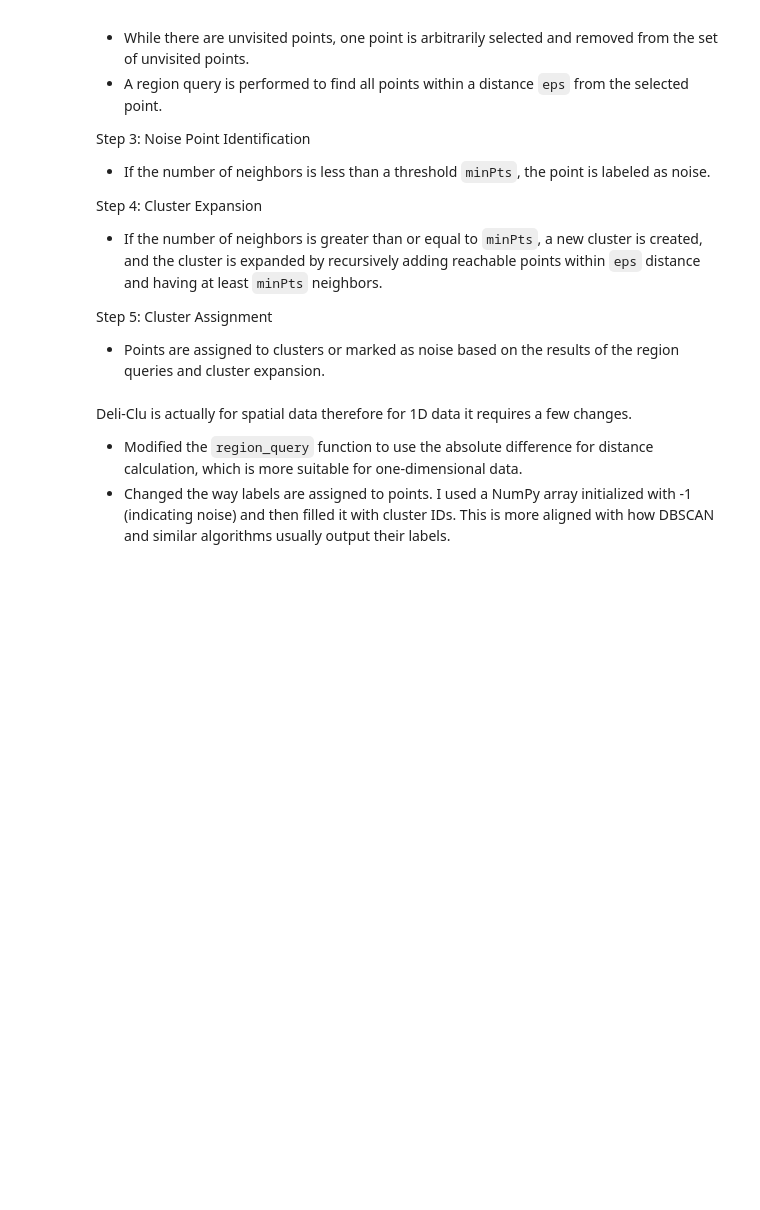
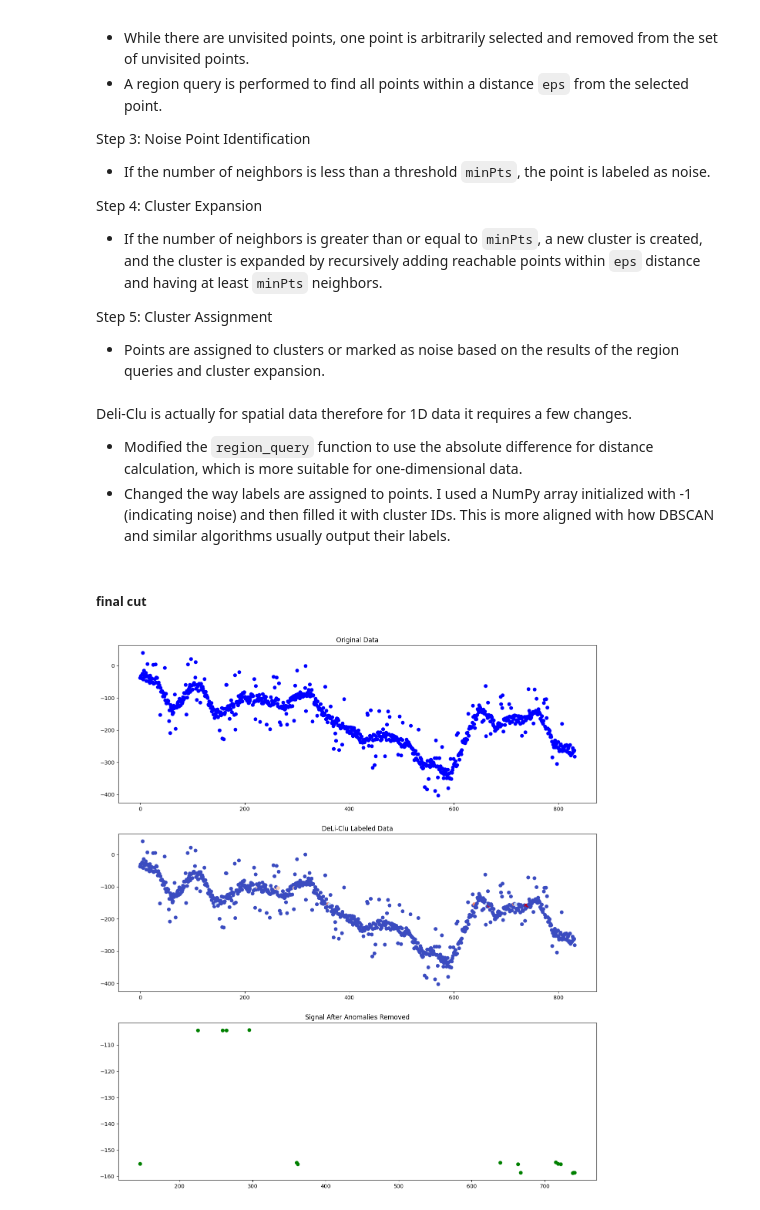
Before and after one commit to TitasDas/dozee, a Jupyter notebook: Assignment_2.ipynb, the cells around one changed output. Drawn from its saved outputs; the diff is of its cells as text; code cells hidden in the pictures; blank space fills up the shorter version.

```diff
--- a/Assignment_2.ipynb
+++ b/Assignment_2.ipynb
@@ -2311,3 +2319,79 @@ outlier_indices = np.where(labels == -1)[0]
 plt.scatter(outlier_indices, array_with_outliers[outlier_indices], c='red', label='Outliers', edgecolors='k')
 plt.legend()
 plt.show()
+# %% [markdown]
+##### final cut
+# %%
+import numpy as np
+import matplotlib.pyplot as plt
+
+def deli_clu(data, eps, minPts):
+    cluster_id = 0
+    noise = -1
+    unvisited = set(range(len(data)))
+    clusters = {}
+
+    while unvisited:
+        point = unvisited.pop()
+        neighbors = region_query(data, point, eps)
+
+        if len(neighbors) < minPts:
+            clusters.setdefault(noise, []).append(point)
+        else:
+            cluster_id += 1
+            expand_cluster(data, clusters, point, neighbors, cluster_id, eps, minPts, unvisited)
+
+    return clusters
+
+def expand_cluster(data, clusters, point, neighbors, cluster_id, eps, minPts, unvisited):
+    clusters.setdefault(cluster_id, []).append(point)
+
+    while neighbors:
+        point = neighbors.pop()
+
+        if point in unvisited:
+            unvisited.remove(point)
+            new_neighbors = region_query(data, point, eps)
+
+            if len(new_neighbors) >= minPts:
+                neighbors.update(new_neighbors)
+
+            clusters.setdefault(cluster_id, []).append(point)
+
+def region_query(data, point, eps):
+    return {i for i, other_point in enumerate(data) if np.abs(other_point - data[point]) <= eps}
+
+# # Generate synthetic data
+# array_with_outliers = np.random.rand(100, 1)
+
+# Parameters
+eps = 0.1
+minPts = 5
+
+# Run DeLi-Clu
+clusters = deli_clu(array_with_outliers, eps, minPts)
+
+labels = np.full(len(array_with_outliers), -1)
+for cluster_id, points in clusters.items():
+    for point in points:
+        labels[point] = cluster_id
+
+# Create subplots
+fig, axs = plt.subplots(3, 1, figsize=(16, 18))
+
+# Plot original data
+axs[0].scatter(range(len(array_with_outliers)), array_with_outliers, c='blue')
+axs[0].set_title("Original Data")
+
+# Plot DeLi-Clu labeled data
+axs[1].scatter(range(len(array_with_outliers)), array_with_outliers, c=labels, cmap='coolwarm')
+axs[1].set_title("DeLi-Clu Labeled Data")
+
+# Plot signal after anomalies have been removed
+cleaned_signal = np.array([array_with_outliers[i] if labels[i] != -1 else np.nan for i in range(len(labels))])
+axs[2].scatter(range(len(cleaned_signal)), cleaned_signal, c='green')
+axs[2].set_title('Signal After Anomalies Removed')
+
+plt.show()
+# %% [output]
+[figure, added]
```
Also changed, not shown: parts of 5 cells of this notebook.
